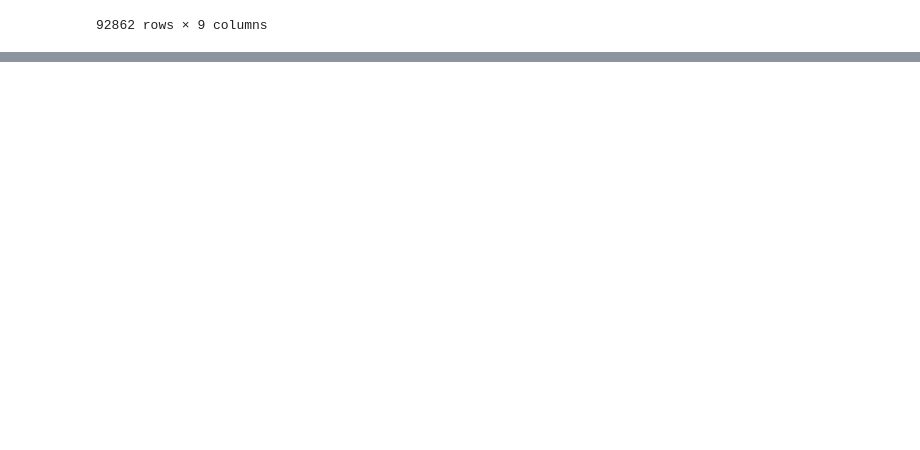
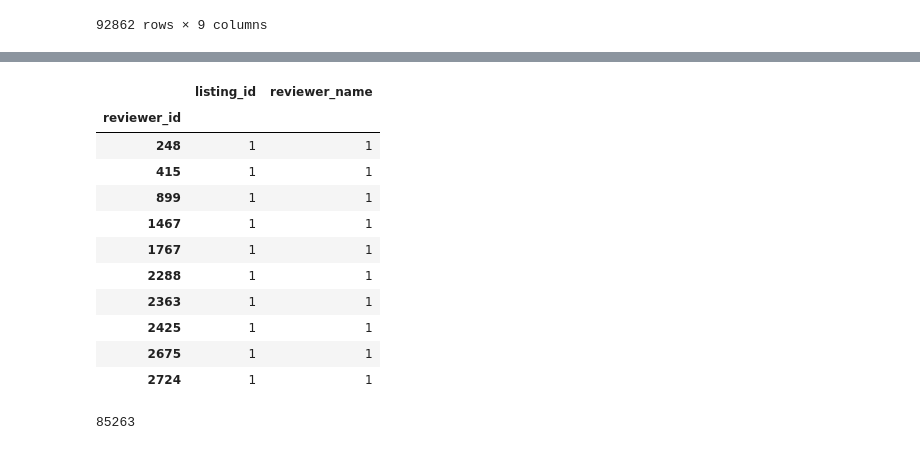
Before and after one commit to mas-dse-saachary/UCSD-MAS-Capstone-Project, a Jupyter notebook: Airbnb_Review_EDA.ipynb, the cells around one changed output, grey strips where cells are left out. Cells and saved outputs as stored; diff of their text form; code cells hidden in the pictures; blank space fills up the shorter version.

```diff
--- a/Airbnb_Review_EDA.ipynb
+++ b/Airbnb_Review_EDA.ipynb
@@ -169,0 +236,19 @@ reviews
+# %%
+reviewer_listing_pairs.groupby(['reviewer_id']).count().head(10)
+# %% [output]
+|  | listing_id | reviewer_name |
+| reviewer_id |  |  |
+| 248 | 1 | 1 |
+| 415 | 1 | 1 |
+| 899 | 1 | 1 |
+| 1467 | 1 | 1 |
+| 1767 | 1 | 1 |
+| 2288 | 1 | 1 |
+| 2363 | 1 | 1 |
+| 2425 | 1 | 1 |
+| 2675 | 1 | 1 |
+| 2724 | 1 | 1 |
+# %%
+len(reviewer_listing_pairs.groupby(['reviewer_id']).count())
+# %% [output]
+85263
```
Also changed, not shown: parts of 12 cells of this notebook.
